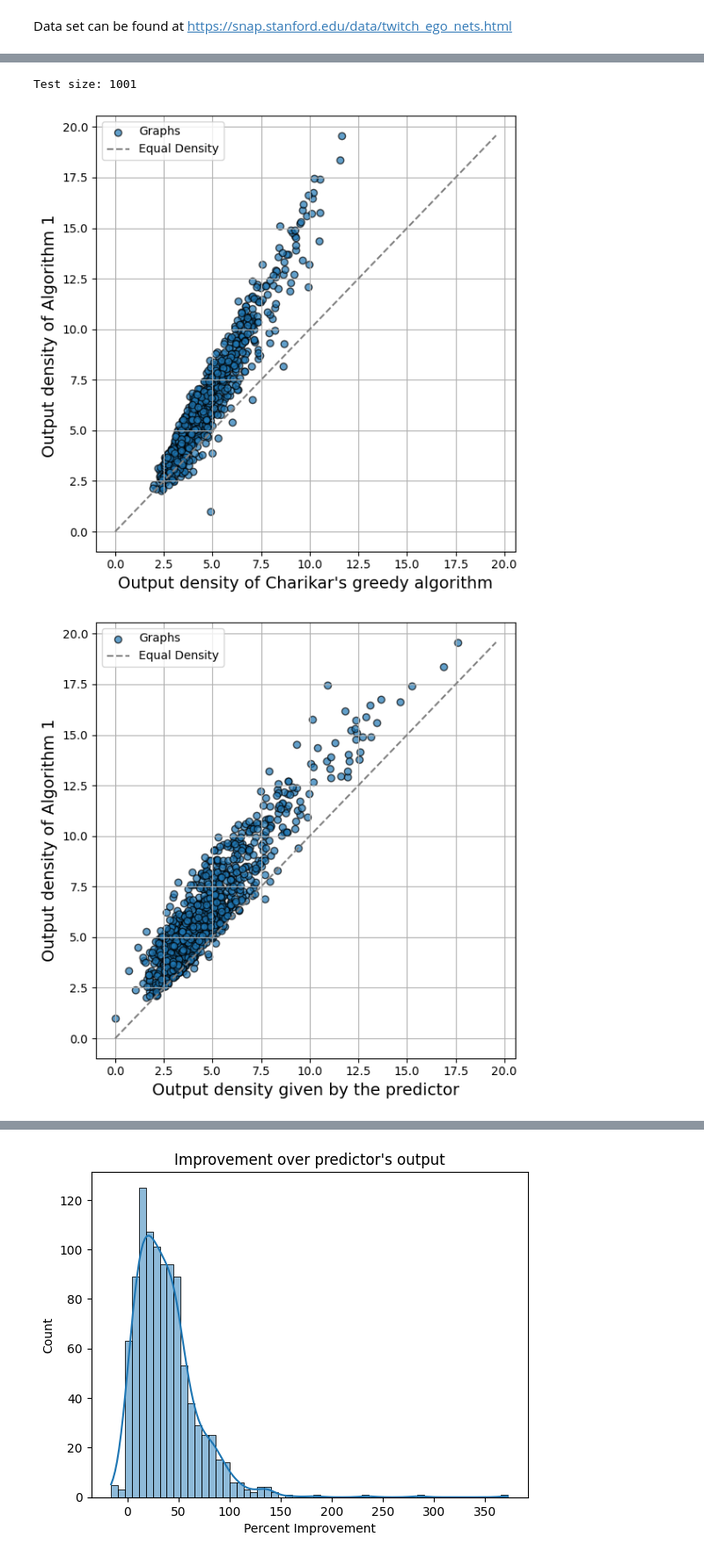
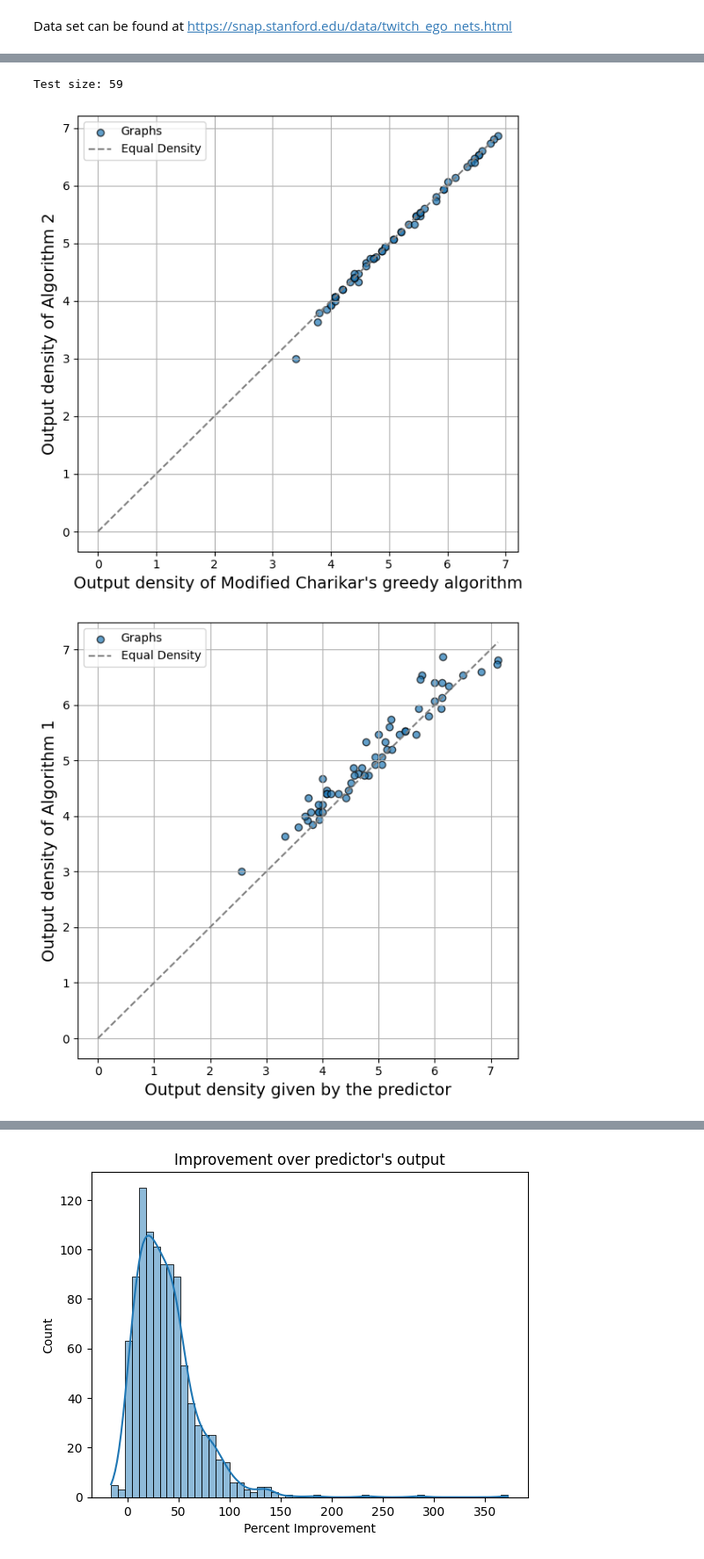
Before and after one commit to hoavu-cs/LearningAugmentedDensestSubgraph, a Jupyter notebook: augmented-damks.ipynb, the cells around one changed output, grey strips where cells are left out. Shown at 88% size. Drawn from its saved outputs; the diff is of its cells as text; code cells hidden in the pictures.

Commit message:
Run DamkS algorithm

```diff
--- a/augmented-damks.ipynb
+++ b/augmented-damks.ipynb
@@ -33,22 +37,27 @@ parsed_graphs: Dict[GraphID, List[Edge]] = {
 # %%
-K = 500  # training and testing size
+graph_name = '3'
+K = 100  # training and testing size
 # Load the first 100 graphs
 data_set = dict(list(parsed_graphs.items())[:K])
+# data_set = dict(list(raw_data.items())[:K])
 
 # Visualize the densest subgraph of a graph with at least 100 edges
-graph_iter = iter(data_set.items())
+# graph_iter = iter(data_set.items())
 
-for graph_id, edges in graph_iter:
-    if len(edges) >= 200:
-        break  # found a graph with at least 100 edges
+# for graph_id, edges in graph_iter:
+#     if len(edges) >= 200:
+#         break  # found a graph with at least 100 edges
 
-edges = data_set[graph_id]
+# edges = data_set[graph_id]
 # Build the graph
 G = nx.Graph()
-G.add_edges_from(edges)
+# G.add_edges_from(edges)
+G.add_edges_from(raw_data[graph_name]['edges'])
 
 # Find the densest subgraph
-Sstar, density = exact_densest(G)
+# Sstar, density = exact_densest(G)
+Sstar = raw_data[graph_name]['damks_vlist']
+density = raw_data[graph_name]['damks_density']
 
 # Color nodes: black for densest subgraph, white for others
 node_colors = ["black" if node in Sstar else "white" for node in G.nodes()]
@@ -153,24 +163,18 @@ def augment_ds(edges, S, epsilon = 0.1):
 # %%
 # Function to process each graph and write node features to CSV file
 def process_graph(graph_id, edges, writer):
-    if len(edges) < 100:
-        return False
-
     adj_list = build_adjacency_list(edges)
     degrees, avg_neighbor_degrees = compute_degrees_and_avg_neighbor_degrees(adj_list)
-
     # Compute densest subgraph
-    H, _ = exact_densest(G)
+    # H, _ = exact_densest(G)
+    H = raw_data[graph_id]['damks_vlist']
     H_set = set(H)
-
     for node in G.nodes():
         writer.writerow([
         degrees.get(node, 0),
         avg_neighbor_degrees.get(node, 0.0),
         len(G),
         int(node in H_set)])
-
-
     return True
 
 graph_iter = iter(data_set.items())
@@ -183,9 +187,6 @@ with open("node_features_with_labels.csv", "w", newline="") as csvfile:
         "number_of_nodes",
         "is_in_densest"
     ])
-
-
-
     for graph_id, edges in tqdm(graph_iter, desc="Processing graphs"):
         if process_graph(graph_id, edges, writer):
             num_graphs += 1
@@ -268,7 +337,6 @@ for graph_id, edges in test_data_set.items():
         "number_of_nodes": [len(adj_list)] * len(adj_list)
     })
 
-
     y_pred = clf.predict(X)
     S = {node for node, pred in zip(adj_list.keys(), y_pred) if pred == 1}
 
@@ -276,49 +344,49 @@ for graph_id, edges in test_data_set.items():
     density = compute_density(edges, S)
     non_augmented_density.append(density)
 
-
-    _, aug_density = augment_ds(edges, S, epsilon=0.2)
+    _, aug_density = augment_damks(edges, S, K, epsilon=0.2)
     augmented_density.append(aug_density)
 
-    _, peel_density = greedy_charikar(G)
+    h = greedy_damks_estimate(G, K)
+    peel_density = graph_density(h)
     peeling_density.append(peel_density)
 
 print(f"Test size: {test_size}")
 
 plt.figure(figsize=(6, 6))
 plt.scatter(peeling_density, augmented_density, label="Graphs", alpha=0.7, edgecolor='black')
 
 # Plot y = x line for reference
 max_val = max(max(peeling_density), max(augmented_density))
 plt.plot([0, max_val], [0, max_val], color='gray', linestyle='--', label='Equal Density')
 
-plt.xlabel("Output density of Charikar's greedy algorithm", fontsize=14)
-plt.ylabel("Output density of Algorithm 1 ", fontsize=14)
+plt.xlabel("Output density of Modified Charikar's greedy algorithm", fontsize=14)
+plt.ylabel("Output density of Algorithm 2", fontsize=14)
 #plt.title("Augmented Learning Densest Subgraph vs. Charikar's Peeling Algorithm")
 plt.legend()
 plt.grid(True)
 plt.tight_layout()
 plt.show()
 
 
 plt.figure(figsize=(6, 6))
 plt.scatter(non_augmented_density, augmented_density, label="Graphs", alpha=0.7, edgecolor='black')
 
 # Plot y = x line for reference
 max_val = max(max(non_augmented_density), max(augmented_density))
 plt.plot([0, max_val], [0, max_val], color='gray', linestyle='--', label='Equal Density')
 
 plt.xlabel("Output density given by the predictor", fontsize=14)
 plt.ylabel("Output density of Algorithm 1", fontsize=14)
 #plt.title("Augmented Learning Densest Subgraph vs. Non-Augmented")
 plt.legend()
 plt.grid(True)
 plt.tight_layout()
 plt.show()
 # %% [output]
-Test size: 1001
+Test size: 59
-[figure, old version]
+[figure, new version]
-[figure, old version]
+[figure, new version]
 # %%
 # Compute % improvement of augmented over non-augmented
 improvement_over_non_aug = [
```
Also changed, not shown: parts of 12 cells of this notebook.
